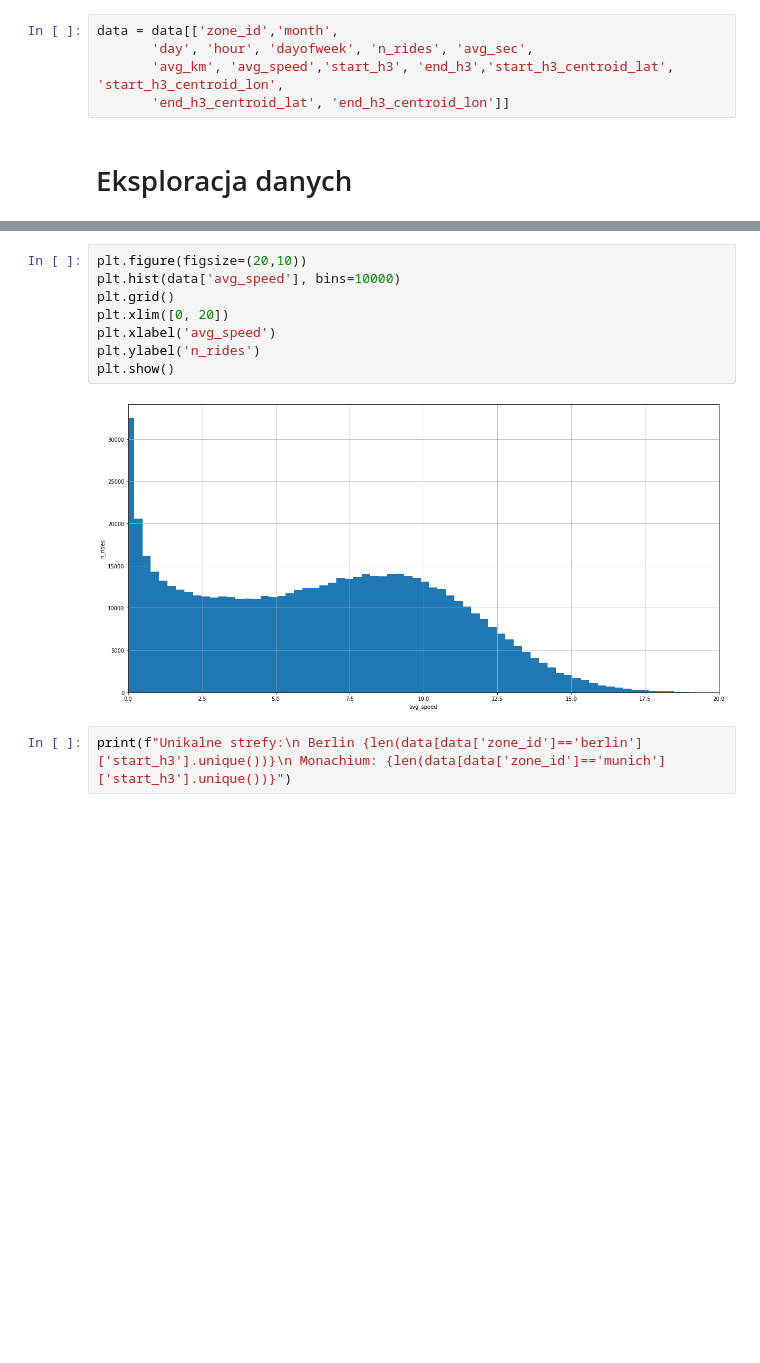
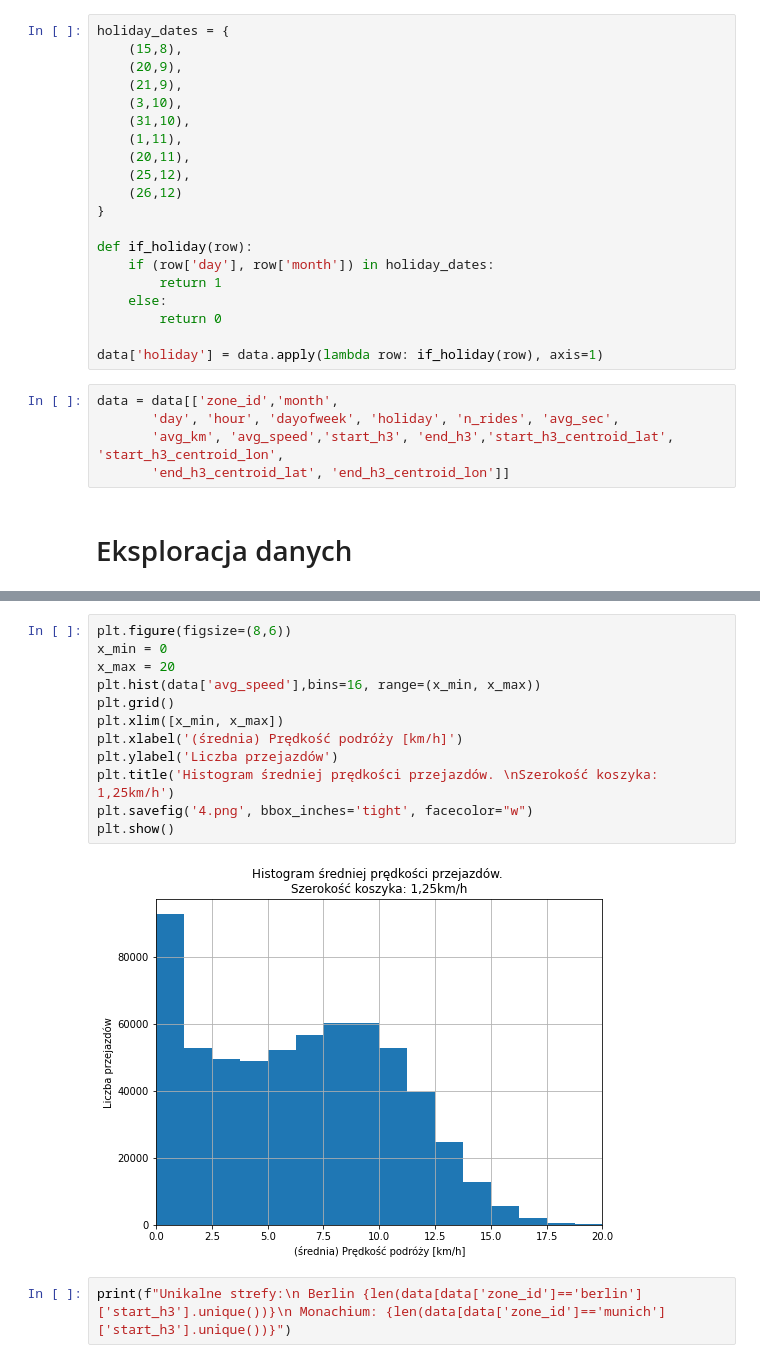
Before and after one commit to jsobolew/E-Scooter-routes-analysis, a Jupyter notebook: script.ipynb, the cells around one changed output, grey strips where cells are left out. Cells and saved outputs as stored; diff of their text form; blank space fills up the shorter version.

```diff
--- a/script.ipynb
+++ b/script.ipynb
@@ -21,9 +21,29 @@ data['day'] = data['date_hour'].dt.day
 data['hour'] = data['date_hour'].dt.hour
 data['dayofweek'] = data['date_hour'].dt.dayofweek
 data.drop(columns=['date_hour'], inplace=True)
+# %%
+holiday_dates = {
+    (15,8),
+    (20,9),
+    (21,9),
+    (3,10),
+    (31,10),
+    (1,11),
+    (20,11),
+    (25,12),
+    (26,12)
+}
+
+def if_holiday(row):
+    if (row['day'], row['month']) in holiday_dates:
+        return 1
+    else:
+        return 0
+
+data['holiday'] = data.apply(lambda row: if_holiday(row), axis=1)
 # %%
 data = data[['zone_id','month',
-       'day', 'hour', 'dayofweek', 'n_rides', 'avg_sec',
+       'day', 'hour', 'dayofweek', 'holiday', 'n_rides', 'avg_sec',
        'avg_km', 'avg_speed','start_h3', 'end_h3','start_h3_centroid_lat', 'start_h3_centroid_lon',
        'end_h3_centroid_lat', 'end_h3_centroid_lon']]
 # %% [markdown]
@@ -78,13 +110,17 @@ plt.show()
 # %%
-plt.figure(figsize=(20,10))
-plt.hist(data['avg_speed'], bins=10000)
+plt.figure(figsize=(8,6))
+x_min = 0
+x_max = 20
+plt.hist(data['avg_speed'],bins=16, range=(x_min, x_max))
 plt.grid()
-plt.xlim([0, 20])
-plt.xlabel('avg_speed')
-plt.ylabel('n_rides')
+plt.xlim([x_min, x_max])
+plt.xlabel('(średnia) Prędkość podróży [km/h]')
+plt.ylabel('Liczba przejazdów')
+plt.title('Histogram średniej prędkości przejazdów. \nSzerokość koszyka: 1,25km/h')
+plt.savefig('4.png', bbox_inches='tight', facecolor="w")
 plt.show()
 # %% [output]
-[figure, old version]
+[figure, new version]
 # %%
 print(f"Unikalne strefy:\n Berlin {len(data[data['zone_id']=='berlin']['start_h3'].unique())}\n Monachium: {len(data[data['zone_id']=='munich']['start_h3'].unique())}")
 # %% [output]
```
Also changed, not shown: parts of 16 cells of this notebook, 8 other files.
